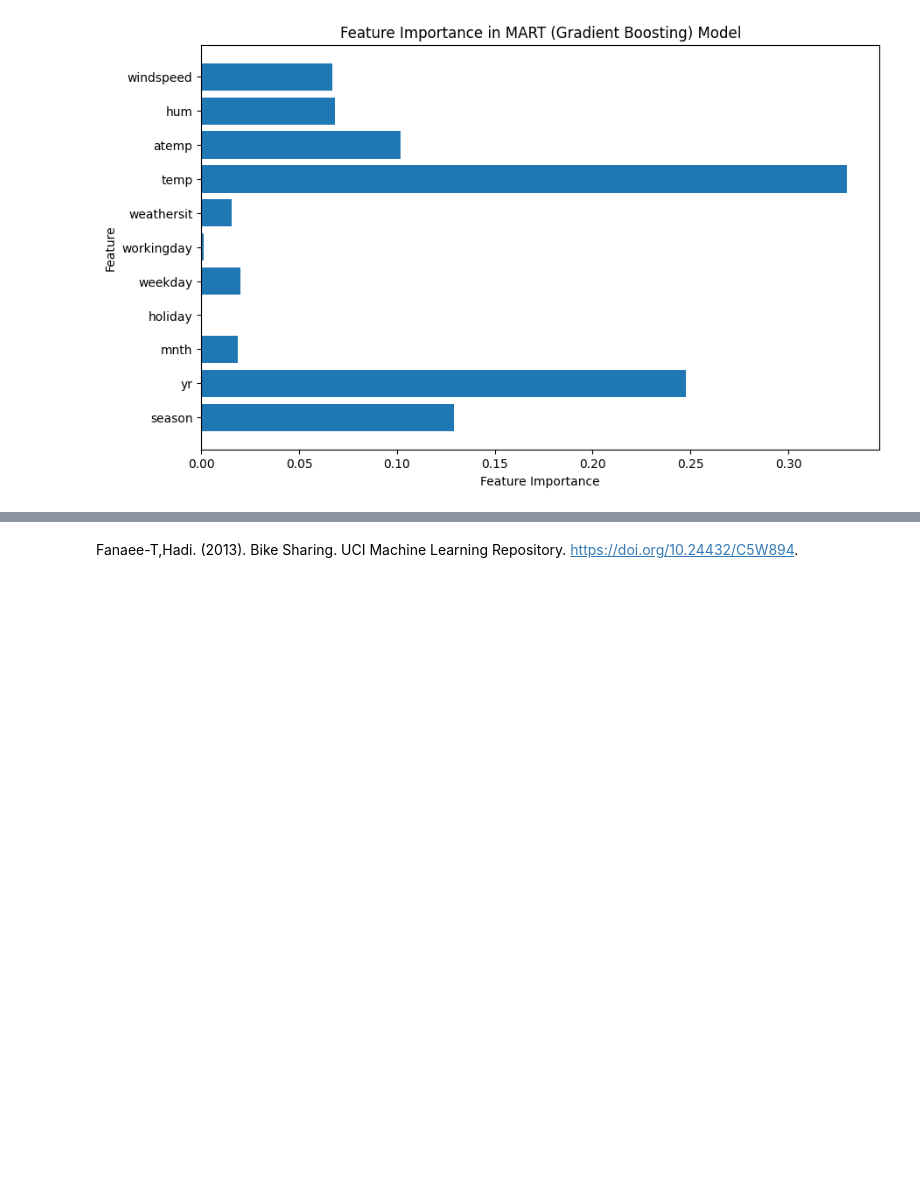
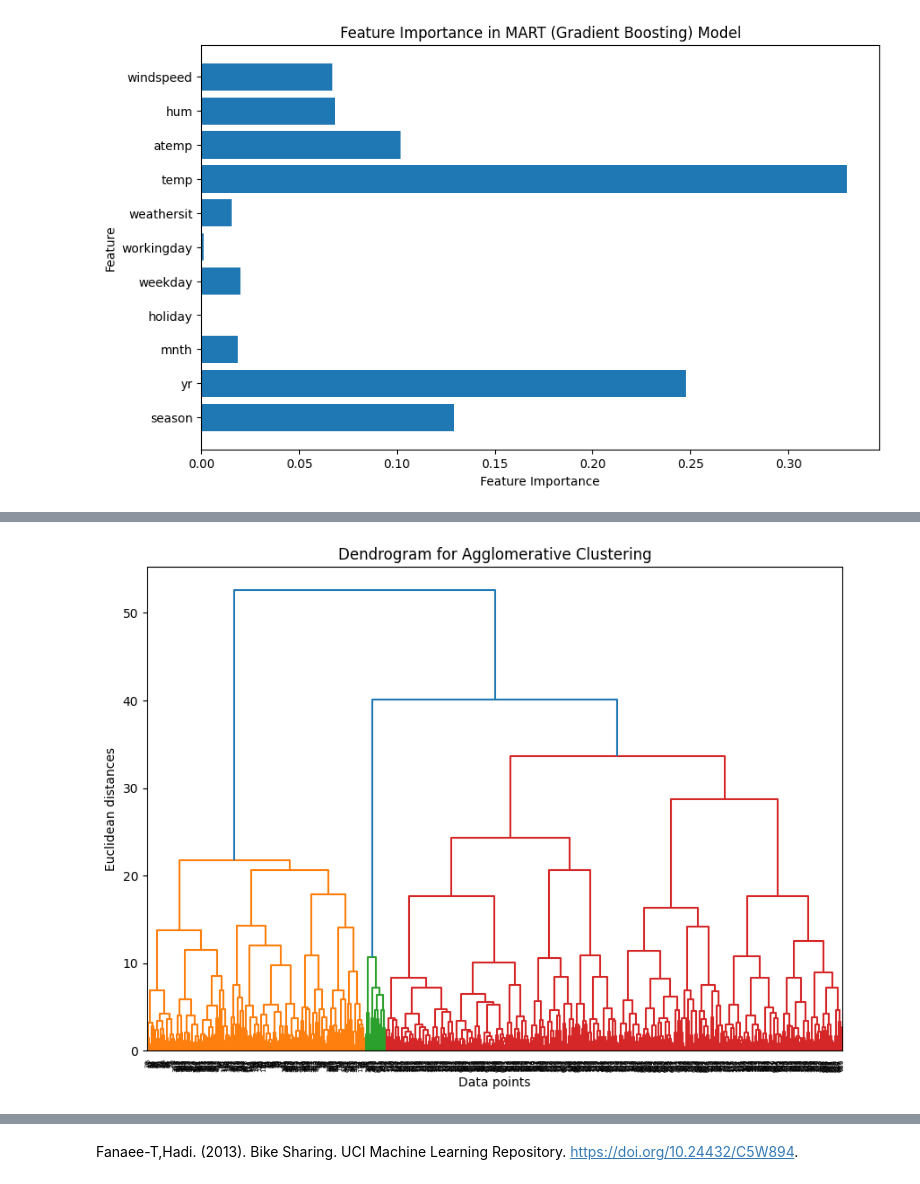
Before and after one commit to s9b/bike-rental-and-sharing-analysis, a Jupyter notebook: bike_rental_and_sharing_analysis.ipynb, the cells around one changed output, grey strips where cells are left out. Cells and saved outputs as stored; diff of their text form; code cells hidden in the pictures; blank space fills up the shorter version.

```diff
--- a/bike_rental_and_sharing_analysis.ipynb
+++ b/bike_rental_and_sharing_analysis.ipynb
@@ -760,0 +794,21 @@ weighted avg       0.90      0.90      0.90       147
+# %%
+from sklearn.cluster import AgglomerativeClustering
+import scipy.cluster.hierarchy as sch
+import matplotlib.pyplot as plt
+
+# Apply Agglomerative Clustering
+agglo = AgglomerativeClustering(n_clusters=3, metric='euclidean', linkage='ward')  # Set n_clusters as desired
+agglo_labels = agglo.fit_predict(X_scaled)
+
+# Add cluster labels to the original data
+data['Agglo_Cluster'] = agglo_labels
+
+# Plot the dendrogram to visualize the hierarchical clustering
+plt.figure(figsize=(10, 7))
+dendrogram = sch.dendrogram(sch.linkage(X_scaled, method='ward'))
+plt.title("Dendrogram for Agglomerative Clustering")
+plt.xlabel("Data points")
+plt.ylabel("Euclidean distances")
+plt.show()
+# %% [output]
+[figure, added]
```
Also changed, not shown: parts of 2 cells of this notebook.
